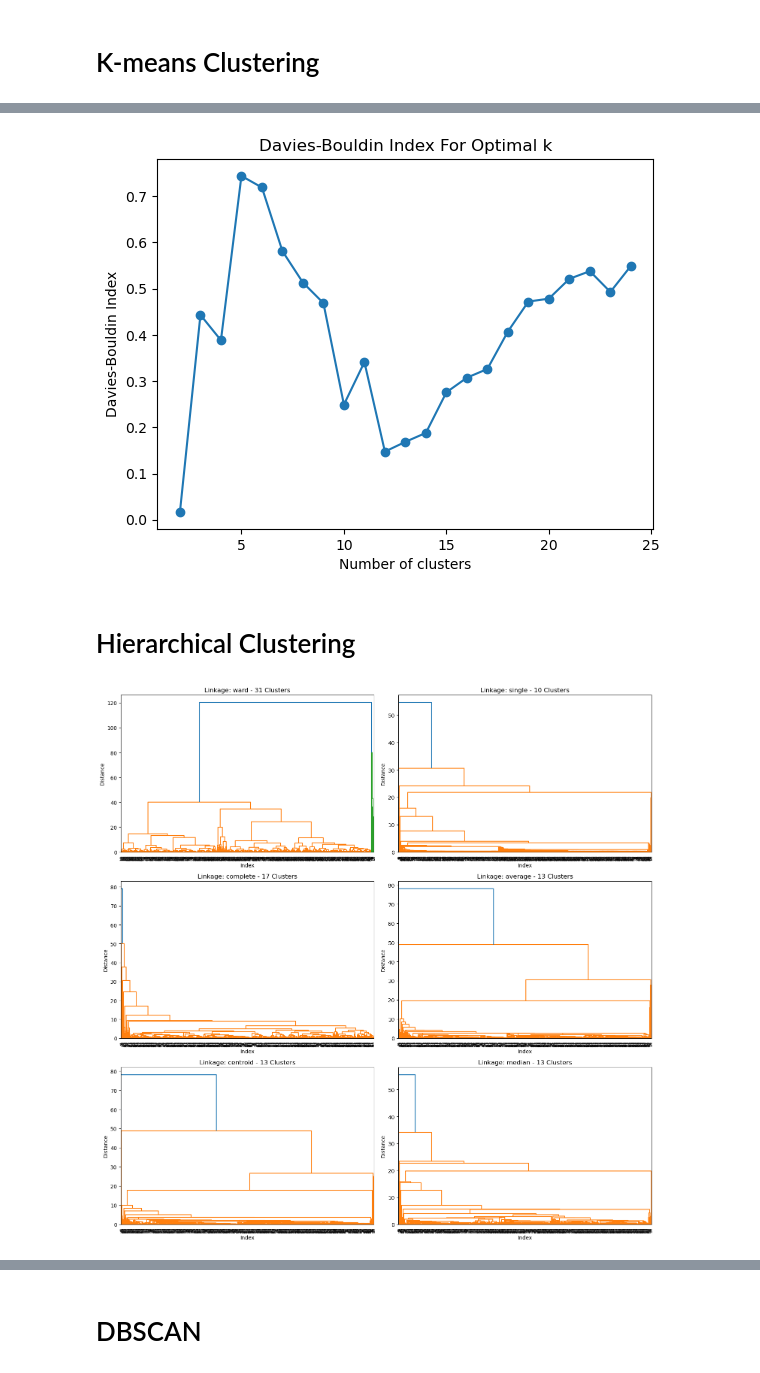
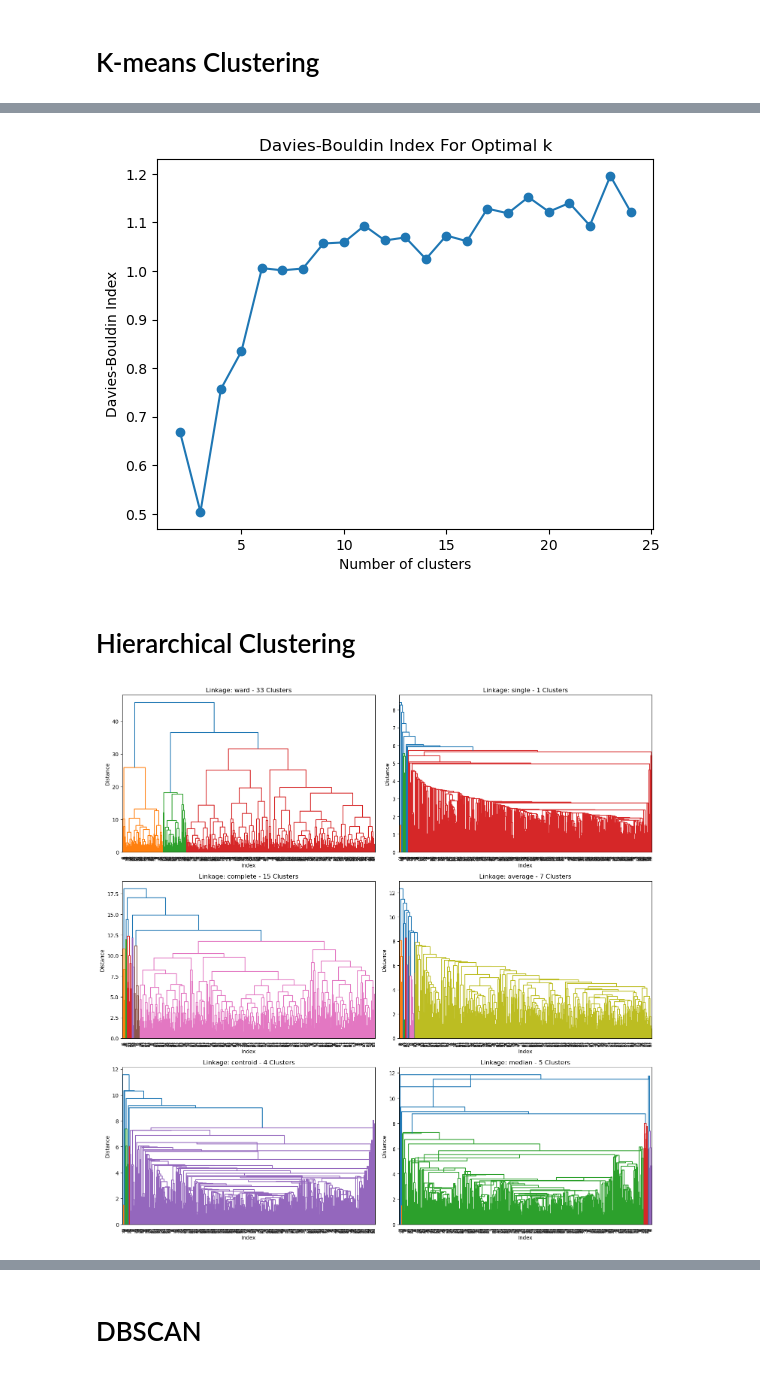
Before and after one commit to Hanh3103/Intelligence-SteelDetection, a Jupyter notebook: data_clustering.ipynb, the cells around one changed output, grey strips where cells are left out. Saved outputs shown, nothing was run; the diff lists cells and outputs as text; code cells hidden in the pictures.

```diff
--- a/data_clustering.ipynb
+++ b/data_clustering.ipynb
@@ -111,0 +100,13 @@ df
+# %%
+# Define the condition for moving rows
+condition = (df['Fe'] < 97.0) | (df['S'] > 0.09) | (df['Al'] > 0.075) | (df['Pb'] > 0.06)
+
+# Create df_out with rows that match the condition
+df_out = df[condition].copy()
+
+# Add the 'Measuring error' column set to True
+df_out['Measuring error'] = True
+
+# Remove the rows from the original df
+df = df[~condition]
+df.describe()
@@ -111,0 +124,27 @@ df
+# %%
+# Function to detect outliers in a Series
+def find_outliers(series):
+    Q1 = series.quantile(0.05)
+    Q3 = series.quantile(0.95)
+    IQR = Q3 - Q1
+    return (series < (Q1 - 3 * IQR)) | (series > (Q3 + 3 * IQR))
+
+# Apply the function to each column of df, except 'Grade'
+outliers = df.drop(columns=['Grade']).apply(find_outliers)
+
+# Any row with at least one outlier in the selected columns
+rows_with_outliers = outliers.any(axis=1)
+
+# Select rows containing outliers
+new_outliers = df[rows_with_outliers].copy()
+
+# Add the 'outlier' column set to True
+new_outliers['outlier'] = True
+
+# Append these rows to the existing df_out
+df_out = pd.concat([df_out, new_outliers])
+
+# Remove these rows from the original df
+df = df[~rows_with_outliers]
+
+new_outliers.describe()
@@ -236,40 +339,40 @@ plt.ylabel('Davies-Bouldin Index')
 plt.title('Davies-Bouldin Index For Optimal k')
 plt.show()
 # %% [output]
-[figure, old version]
+[figure, new version]
 # %% [markdown]
 # Hierarchical Clustering
 # %%
 # Feature Scaling
 scaler = StandardScaler()
 df_scaled = scaler.fit_transform(df)
 
 # Define linkage methods
 methods = ['ward', 'single', 'complete', 'average', 'centroid', 'median']
 
 # Create a subplot for each method
 plt.figure(figsize=(15, 15))
 
 for i, method in enumerate(methods, 1):
     # Compute the linkage matrix
     linkage_matrix = linkage(df_scaled, method=method)
 
     # Form flat clusters and count the number of clusters
-    distance_threshold = 5 # change this to change how many clusters are formed
+    distance_threshold = 10 # change this to change how many clusters are formed
     clusters = fcluster(linkage_matrix, distance_threshold, criterion='distance')
     num_clusters = len(np.unique(clusters))
 
     # Create a subplot for the dendrogram
     ax = plt.subplot(3, 2, i)
     dendrogram(linkage_matrix, ax=ax, labels=df.index, leaf_rotation=90)
     ax.set_title(f'Linkage: {method} - {num_clusters} Clusters')
     ax.set_xlabel('Index')
     ax.set_ylabel('Distance')
 
 plt.tight_layout()
 plt.show()
 # %% [output]
-[figure, old version]
+[figure, new version]
 # %%
 # Feature Scaling
 scaler = StandardScaler()
```
Also changed, not shown: parts of 27 cells of this notebook, 1 other file.
